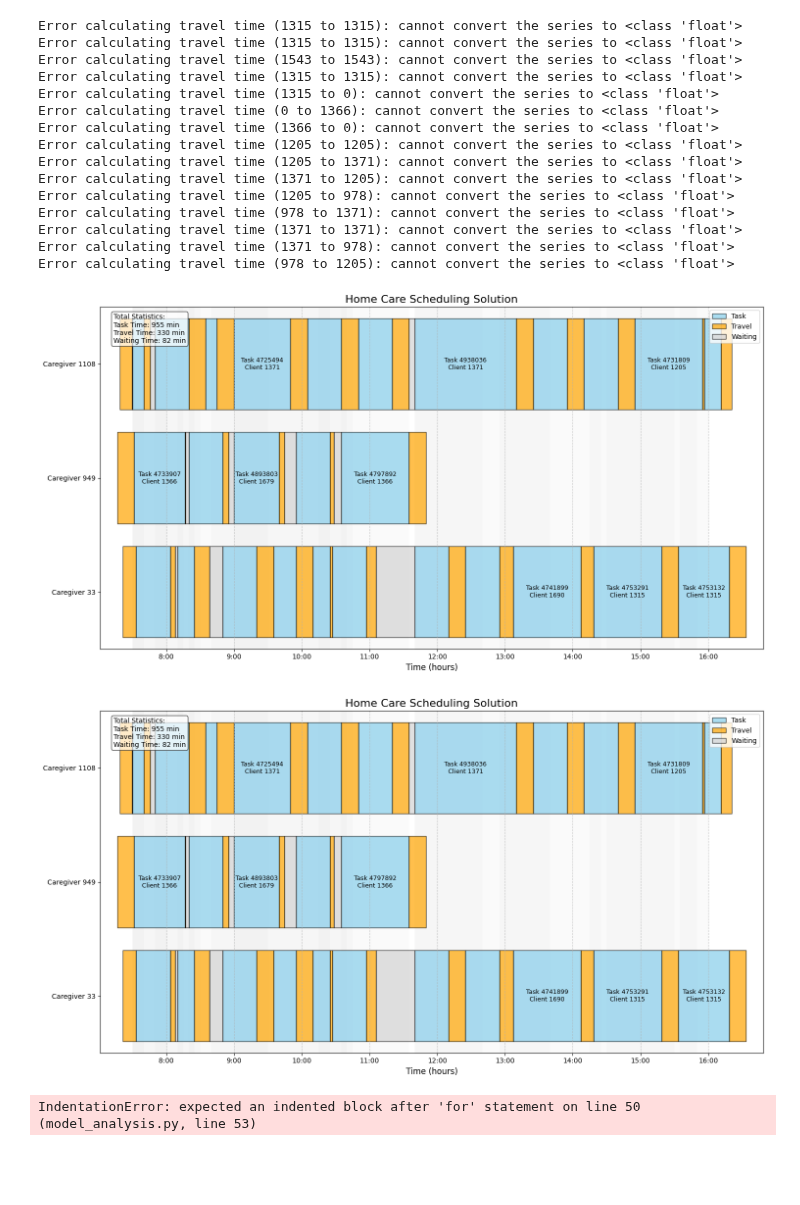
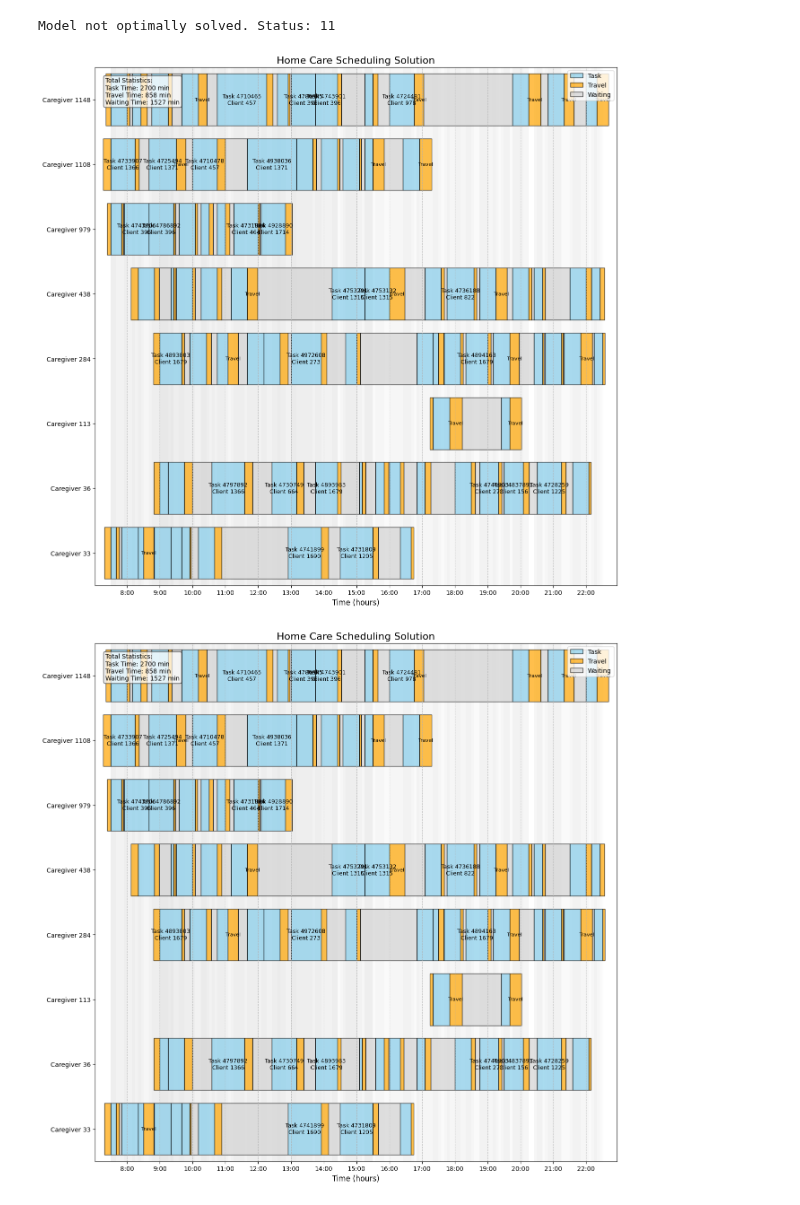
Before and after one commit to vilhelm-k/SA120X_KEX, a Jupyter notebook: main.ipynb, the cells around one changed output. Cells and saved outputs as stored; diff of their text form; code cells hidden in the pictures; blank space fills up the shorter version.

```diff
--- a/main.ipynb
+++ b/main.ipynb
@@ -15,14 +15,19 @@ drive_time_matrix = create_time_matrix('data/raw/matrix_duration_matrix_DRIVE.cs
 walk_time_matrix = create_time_matrix('data/raw/matrix_duration_matrix_WALK.csv')
 bicycle_time_matrix = create_time_matrix('data/raw/matrix_duration_matrix_BICYCLE.csv')
 # %%
-# Subset with only caregivers 33, 949, 1108 and their tasks
-subset = [33, 949, 1108]
-caregivers_subset = caregivers.loc[subset]
-tasks_subset = tasks[tasks['PlannedCaregiverID'].isin(subset)]
-client_subset = clients.loc[tasks_subset['ClientID']]
-drive_time_matrix_subset = drive_time_matrix.loc[client_subset.index, client_subset.index]
-big_M_subset = calculate_big_M(caregivers_subset, tasks_subset, drive_time_matrix_subset)
+# Test1: Subset with only caregivers 33, 949, 1108 and their tasks
+test1_subset = [33, 949, 1108]
+caregivers_test1 = caregivers.loc[test1_subset]
+tasks_test1 = tasks[tasks['PlannedCaregiverID'].isin(test1_subset)]
 
-print(f"Number of caregivers in subset: {len(caregivers_subset)}")
-print(f"Number of tasks assigned to subset caregivers: {len(tasks_subset)}")
+print(f"Number of caregivers in subset: {len(caregivers_test1)}")
+print(f"Number of tasks assigned to subset caregivers: {len(tasks_test1)}")
+
+# Test2: Subset with only first 10 caregivers that use car as mode of transport
+car_caregivers = caregivers[caregivers['ModeOfTransport'] == 'car']
+caregivers_test2 = car_caregivers.head(10)
+tasks_test2 = tasks[tasks['PlannedCaregiverID'].isin(caregivers_test2.index)]
+
+print(f"Number of caregivers in subset: {len(caregivers_test2)}")
+print(f"Number of tasks assigned to subset caregivers: {len(tasks_test2)}")
 # %% [output]
@@ -32 +38,6 @@ model_subset, x_subset, t_subset = build_home_care_model_dfbased(caregivers_subs
+# %%
+from models import flexible_model
+model_caregivers = caregivers_test2
+model_tasks = tasks_test2
+model_flex, x_flex, t_flex = flexible_model.build_model(model_caregivers, model_tasks, clients, drive_time_matrix, walk_time_matrix, bicycle_time_matrix)
 # %%
@@ -92,25 +63,7 @@ Best objective 6.797000000000e+03, best bound 1.112666666667e+02, gap 98.3630%
-# %%
-visualize_home_care_schedule(model_subset, x_subset, t_subset, caregivers_subset, tasks_subset, drive_time_matrix_subset)
-# %% [output]
-Error calculating travel time (1315 to 1315): cannot convert the series to <class 'float'>
-Error calculating travel time (1315 to 1315): cannot convert the series to <class 'float'>
-Error calculating travel time (1543 to 1543): cannot convert the series to <class 'float'>
-Error calculating travel time (1315 to 1315): cannot convert the series to <class 'float'>
-Error calculating travel time (1315 to 0): cannot convert the series to <class 'float'>
-Error calculating travel time (0 to 1366): cannot convert the series to <class 'float'>
-Error calculating travel time (1366 to 0): cannot convert the series to <class 'float'>
-Error calculating travel time (1205 to 1205): cannot convert the series to <class 'float'>
-Error calculating travel time (1205 to 1371): cannot convert the series to <class 'float'>
-Error calculating travel time (1371 to 1205): cannot convert the series to <class 'float'>
-Error calculating travel time (1205 to 978): cannot convert the series to <class 'float'>
-Error calculating travel time (978 to 1371): cannot convert the series to <class 'float'>
-Error calculating travel time (1371 to 1371): cannot convert the series to <class 'float'>
-Error calculating travel time (1371 to 978): cannot convert the series to <class 'float'>
-Error calculating travel time (978 to 1205): cannot convert the series to <class 'float'>
-[figure, removed]
-[figure, removed]
-# %%
-from model_analysis import visualize_home_care_schedule
-visualize_home_care_schedule(model_car, x_car, t_car, car_caregivers, car_tasks, drive_time_matrix_car)
-# %% [output]
-IndentationError: expected an indented block after 'for' statement on line 50 (model_analysis.py, line 53)
+# %%
+from utils.visualization import visualize_home_care_schedule
+visualize_home_care_schedule(model_flex, x_flex, t_flex, model_caregivers, model_tasks, drive_time_matrix)
+# %% [output]
+Model not optimally solved. Status: 11
+[figure, added]
+[figure, added]
```
Also changed, not shown: parts of 6 cells of this notebook, 3 other files.
